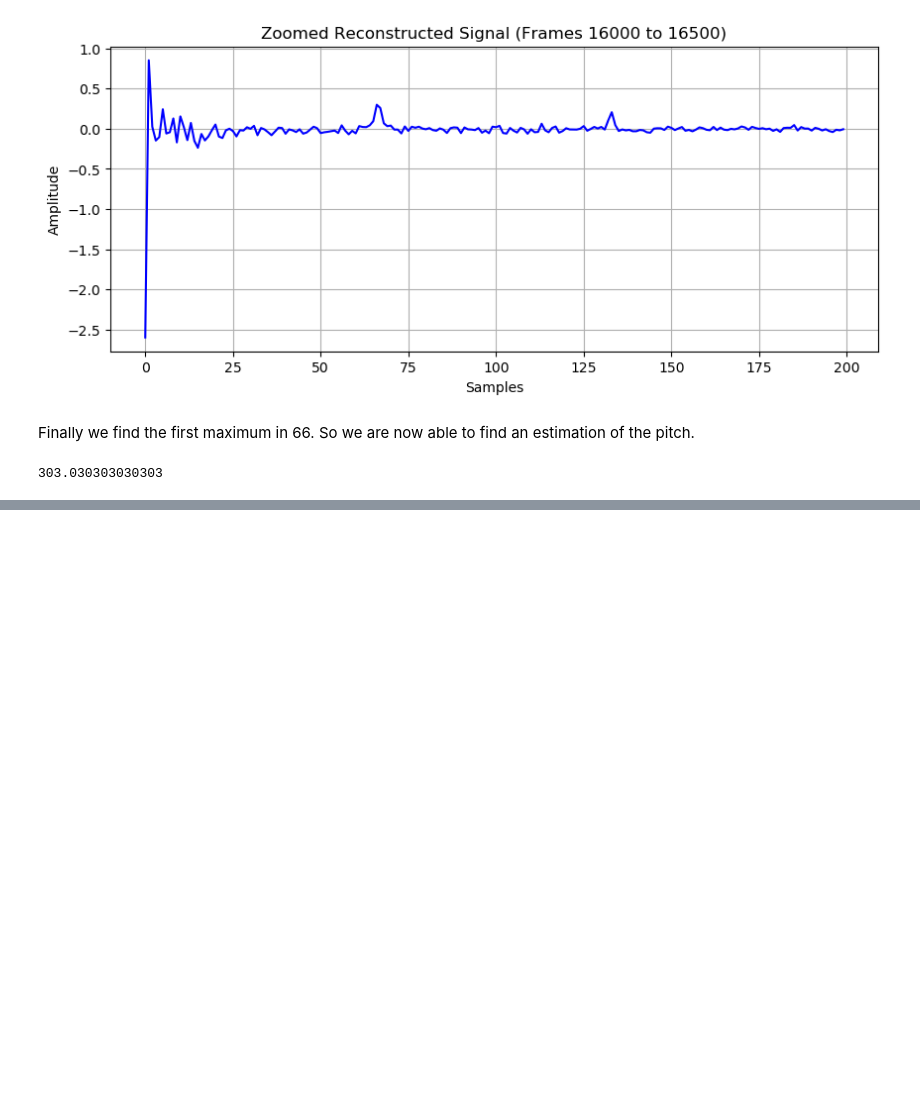
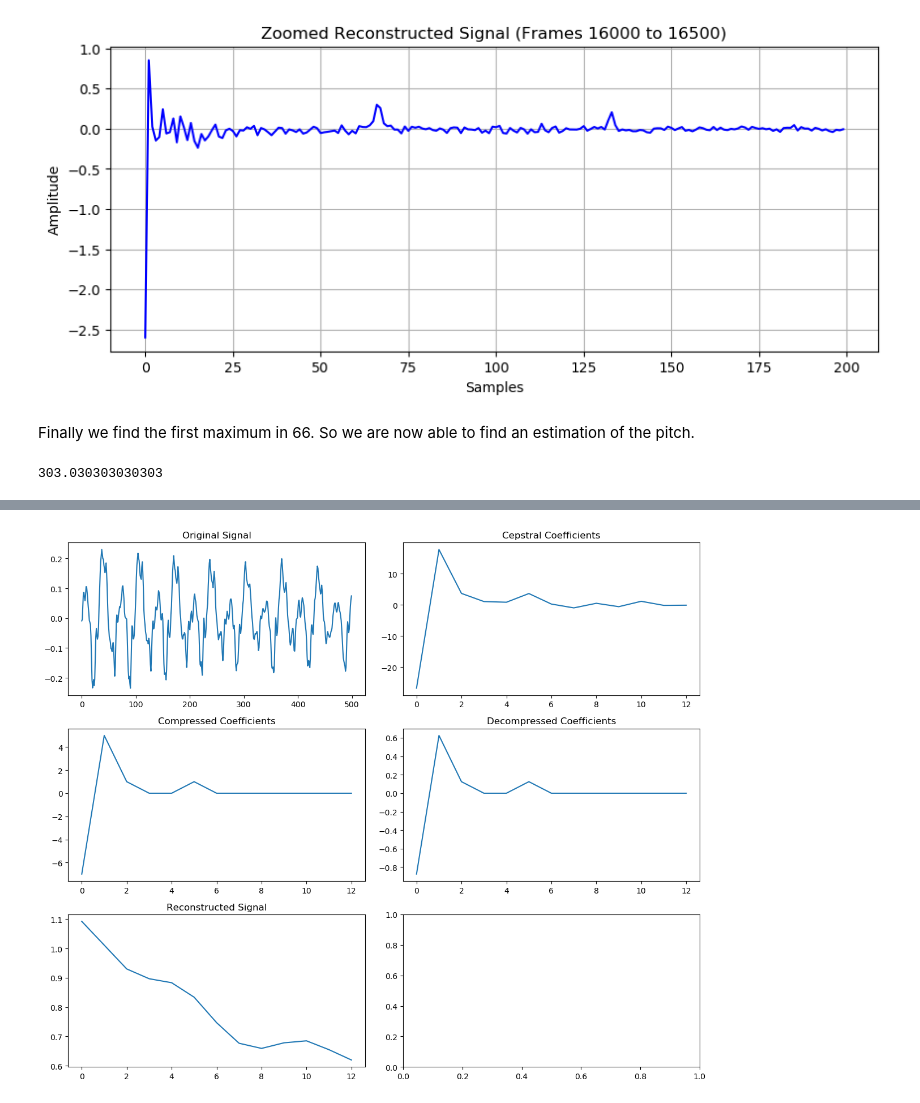
Before and after one commit to GilJimenezCanellas/P3, a Jupyter notebook: src/vis/vis_voiced.ipynb, the cells around one changed output, grey strips where cells are left out. Cells and saved outputs as stored; diff of their text form; code cells hidden in the pictures; blank space fills up the shorter version.

```diff
--- a/src/vis/vis_voiced.ipynb
+++ b/src/vis/vis_voiced.ipynb
@@ -137,3 +137,14 @@ pitch = sample_rate / index_max
 print(pitch)
 # %% [output]
 303.030303030303
+# %%
+from collections import Counter
+
+def entropy(signal):
+    symbol_counts = Counter(signal)
+    probabilities = np.array(list(symbol_counts.values())) / len(signal)
+    entropy = -np.sum(probabilities * np.log2(probabilities))
+    return entropy
+
+print("Entropy:", entropy(audio_data_frame))
+print("Entropy:", entropy(reconstructed_signal.real))
@@ -139,0 +201,47 @@ print(pitch)
+# %%
+import matplotlib.pyplot as plt
+
+# Compute MFCCs (Cepstral coefficients)
+cepstral_coeffs = mfcc(audio_data_frame)
+
+# Apply compression to the MFCCs
+compressed_coeffs = compress_signal(cepstral_coeffs)
+
+# Decompress the compressed MFCCs
+decompressed_coeffs = decompress_signal(compressed_coeffs)
+
+# Reconstruct the signal from the decompressed MFCCs
+reconstructed_signal = inverse_mfcc(decompressed_coeffs)
+
+# Calculate entropy of original signal and reconstructed signal
+original_entropy = entropy(audio_data_frame)
+reconstructed_entropy = entropy(reconstructed_signal)
+
+# Plotting
+fig, axes = plt.subplots(3, 2, figsize=(12, 10))
+
+# Original Signal
+axes[0, 0].plot(audio_data_frame)
+axes[0, 0].set_title('Original Signal')
+
+# Cepstral Coefficients
+axes[0, 1].plot(cepstral_coeffs)
+axes[0, 1].set_title('Cepstral Coefficients')
+
+# Compressed Coefficients
+axes[1, 0].plot(compressed_coeffs)
+axes[1, 0].set_title('Compressed Coefficients')
+
+# Decompressed Coefficients
+axes[1, 1].plot(decompressed_coeffs)
+axes[1, 1].set_title('Decompressed Coefficients')
+
+# Reconstructed Signal
+axes[2, 0].plot(reconstructed_signal)
+axes[2, 0].set_title('Reconstructed Signal')
+
+# Adjust layout
+plt.tight_layout()
+plt.show()
+# %% [output]
+[figure, added]
```
Also changed, not shown: parts of 3 cells of this notebook, 3 other files.
